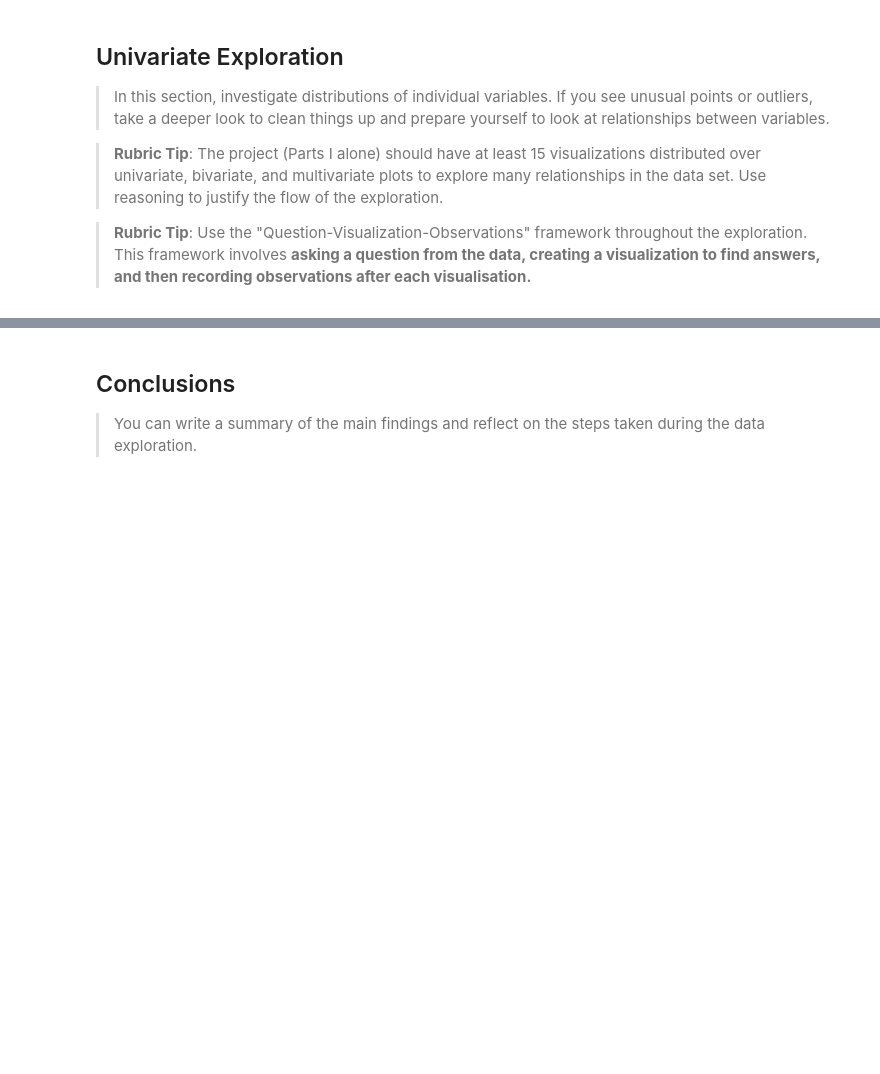
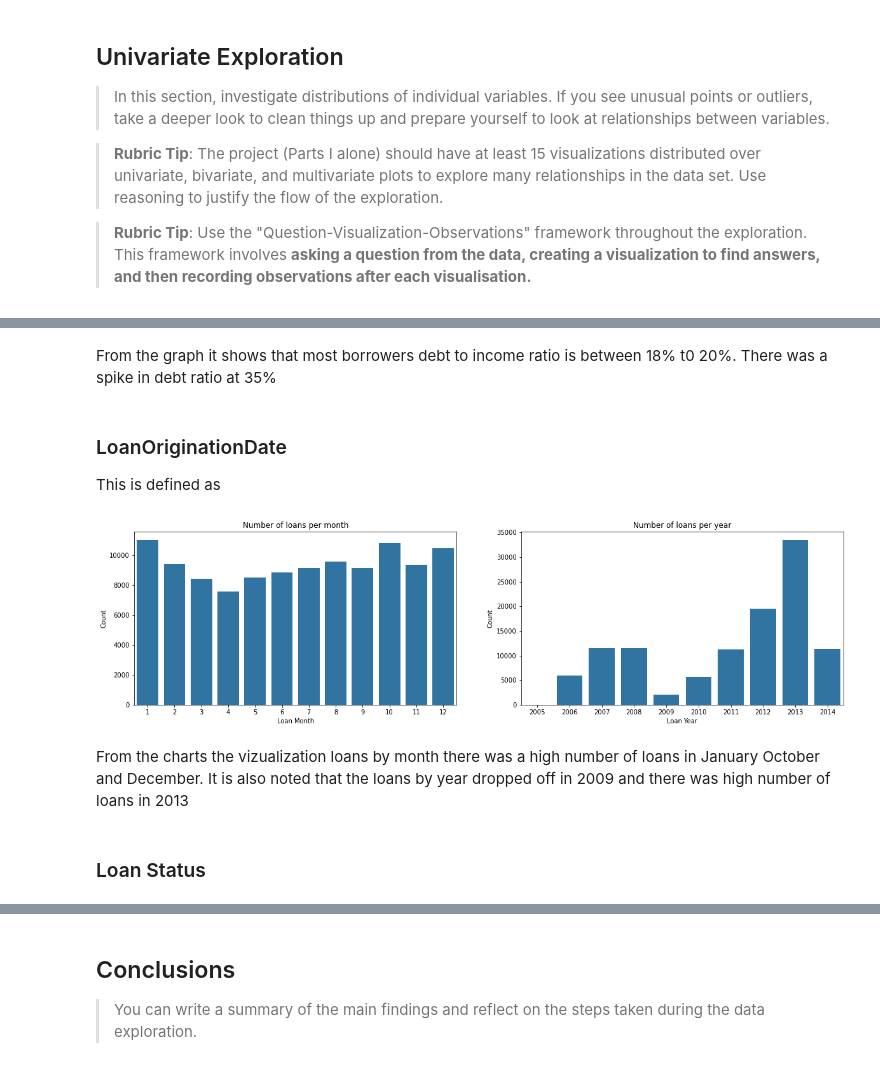
Before and after one commit to samwata/prosper_loan_data_analysis, a Jupyter notebook: Part_I_exploration_template.ipynb, the cells around one changed output, grey strips where cells are left out. Drawn from its saved outputs; the diff is of its cells as text; code cells hidden in the pictures; blank space fills up the shorter version.

```diff
--- a/Part_I_exploration_template.ipynb
+++ b/Part_I_exploration_template.ipynb
@@ -324,0 +441,29 @@ your work in the previous sections.
+# %% [markdown]
+From the graph it shows that most borrowers debt to income ratio is between 18% t0 20%. There was a spike in debt ratio at 35%
+# %% [markdown]
+### LoanOriginationDate
+This is defined as
+# %%
+plt.figure(figsize = [20, 5])
+#Plot the count of loan on each month
+plt.subplot(1, 2, 1)
+base_color = sns.color_palette()[0]
+sns.countplot(data=loan_df, x='loan_month', color=base_color)
+plt.xlabel('Loan Month')
+plt.ylabel('Count')
+plt.title("Number of loans per month");
+
+
+# Plot the count of loans on each year
+plt.subplot(1, 2, 2)
+base_color = sns.color_palette()[0]
+sns.countplot(data=loan_df, x='loan_year', color=base_color)
+plt.xlabel('Loan Year')
+plt.ylabel('Count')
+plt.title("Number of loans per year");
+# %% [output]
+[figure, added]
+# %% [markdown]
+From the charts the vizualization loans by month there was a high number of loans in January October and December. It is also noted that the loans by year dropped off in 2009 and there was high number of loans in 2013
+# %% [markdown]
+### Loan Status
```
Also changed, not shown: parts of 81 cells of this notebook, 1 other file.
